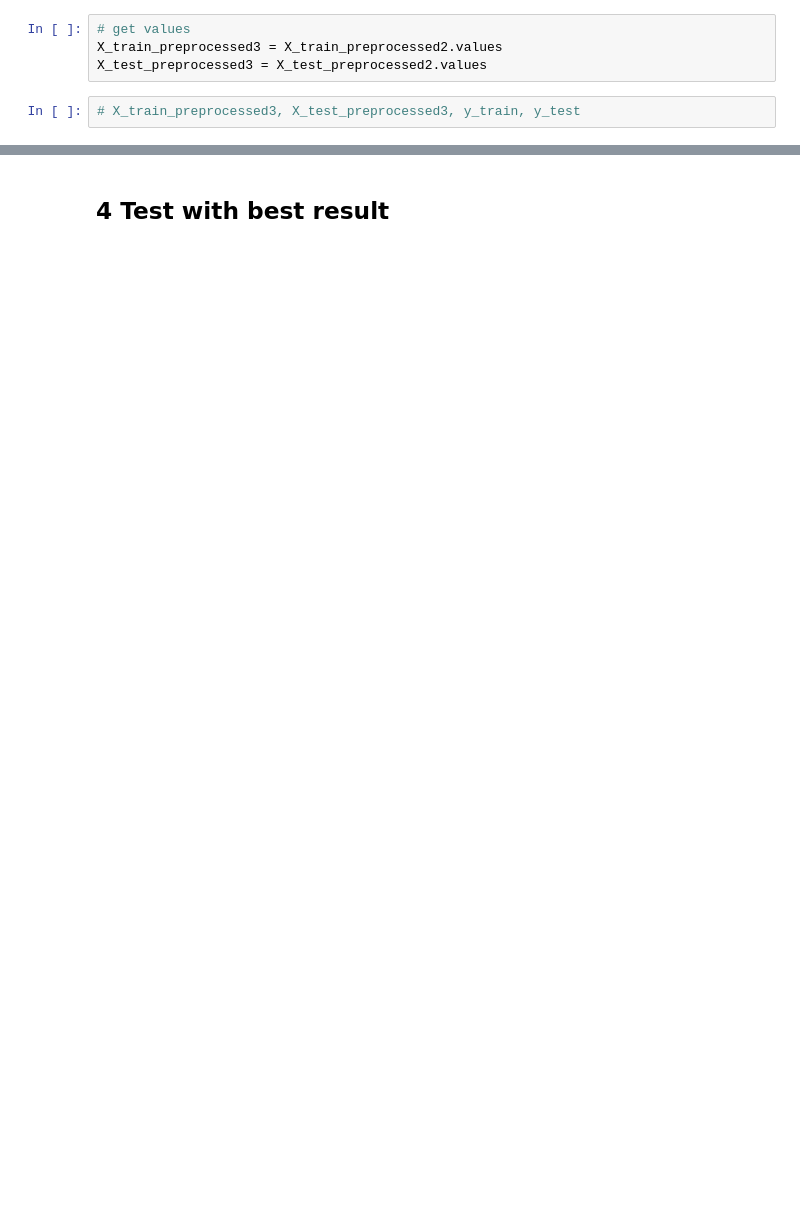
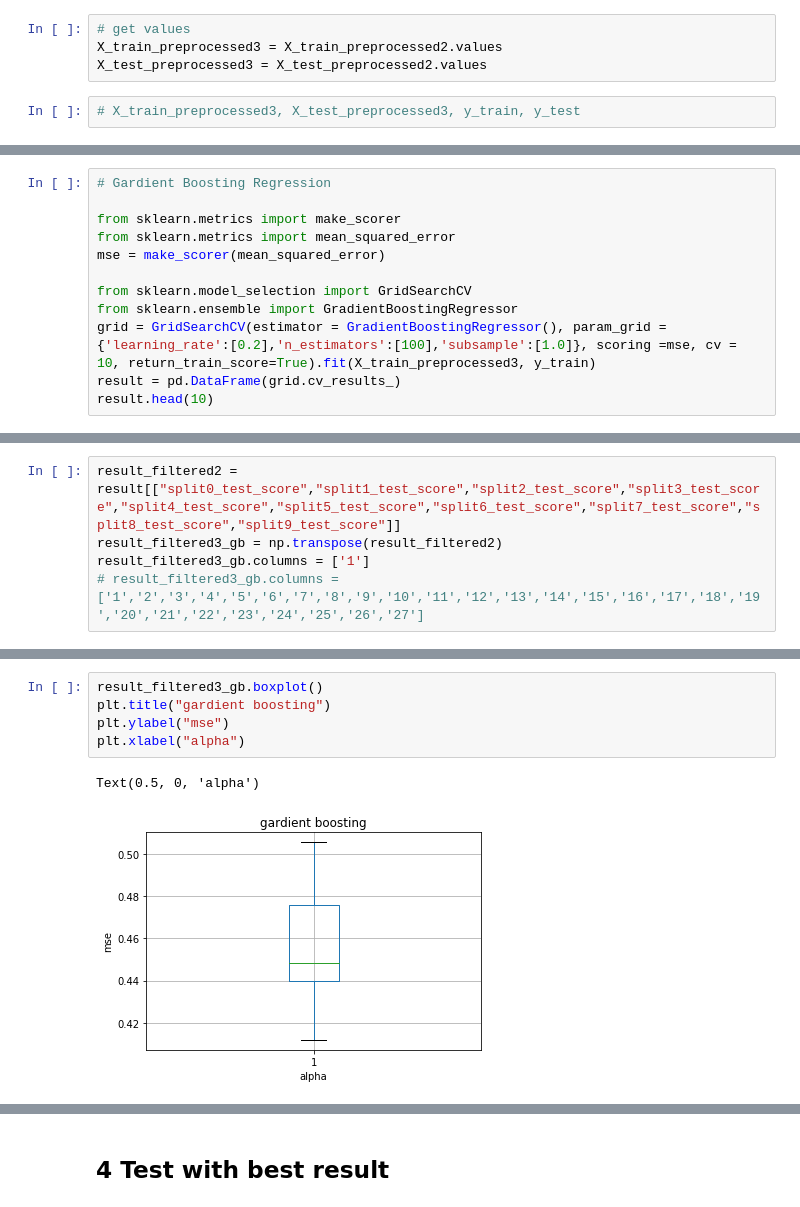
Before and after one commit to qinyuuu/Data-Visualization, a Jupyter notebook: Real-world Data Science.ipynb, the cells around one changed output, grey strips where cells are left out. Drawn from its saved outputs; the diff is of its cells as text; blank space fills up the shorter version.

```diff
--- a/Real-world Data Science.ipynb
+++ b/Real-world Data Science.ipynb
@@ -290,0 +357,12 @@ clf.score(X_test_preprocessed3,y_test)
+# %%
+# Gardient Boosting Regression
+
+from sklearn.metrics import make_scorer
+from sklearn.metrics import mean_squared_error
+mse = make_scorer(mean_squared_error)
+
+from sklearn.model_selection import GridSearchCV
+from sklearn.ensemble import GradientBoostingRegressor
+grid = GridSearchCV(estimator = GradientBoostingRegressor(), param_grid = {'learning_rate':[0.2],'n_estimators':[100],'subsample':[1.0]}, scoring =mse, cv = 10, return_train_score=True).fit(X_train_preprocessed3, y_train)
+result = pd.DataFrame(grid.cv_results_)
+result.head(10)
@@ -290,0 +373,5 @@ clf.score(X_test_preprocessed3,y_test)
+# %%
+result_filtered2 = result[["split0_test_score","split1_test_score","split2_test_score","split3_test_score","split4_test_score","split5_test_score","split6_test_score","split7_test_score","split8_test_score","split9_test_score"]]
+result_filtered3_gb = np.transpose(result_filtered2)
+result_filtered3_gb.columns = ['1']
+# result_filtered3_gb.columns = ['1','2','3','4','5','6','7','8','9','10','11','12','13','14','15','16','17','18','19','20','21','22','23','24','25','26','27']
@@ -290,0 +392,8 @@ clf.score(X_test_preprocessed3,y_test)
+# %%
+result_filtered3_gb.boxplot()
+plt.title("gardient boosting")
+plt.ylabel("mse")
+plt.xlabel("alpha")
+# %% [output]
+Text(0.5, 0, 'alpha')
+[figure, added]
```
Also changed, not shown: parts of 25 cells of this notebook.
